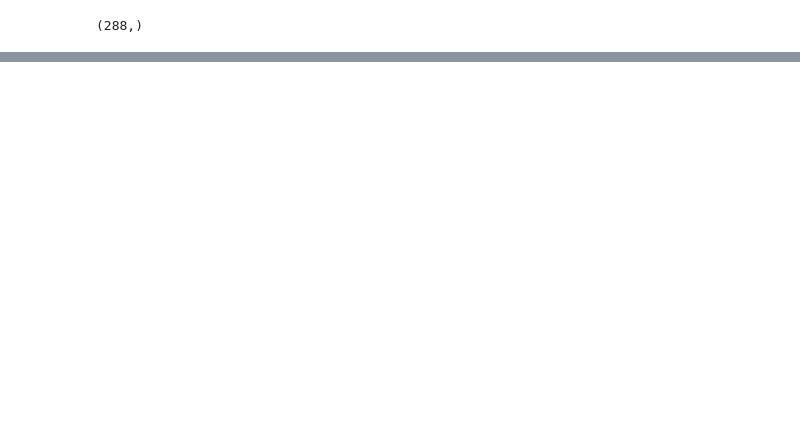
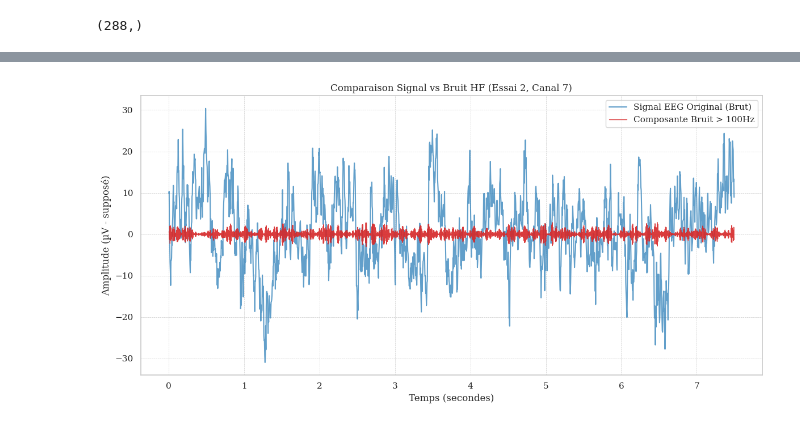
Before and after one commit to yannKerzreho/EEG-inception-report, a Jupyter notebook: test.ipynb, the cells around one changed output, grey strips where cells are left out. Drawn from its saved outputs; the diff is of its cells as text; code cells hidden in the pictures; blank space fills up the shorter version.

```diff
--- a/test.ipynb
+++ b/test.ipynb
@@ -57,0 +152,11 @@ np.uint16(768)
+# %%
+from data_augment import GaussianNoise, HundredHzNoise
+import torch
+from dataloader import dataloader
+
+X_train, y_train, X_test, y_test = dataloader(1)
+device = torch.device("cuda" if torch.cuda.is_available() else "cpu")
+
+freq_augm = HundredHzNoise(X_train).to(device)
+print(freq_augm.relative_scale)
+gaus_augm = GaussianNoise(relative_scale=freq_augm.relative_scale).to(device)
@@ -57,0 +171,34 @@ np.uint16(768)
+# %%
+import matplotlib.pyplot as plt
+fs = 250
+cutoff = 100
+trial_idx = 2
+channel_idx = 7
+original_signal = X_train[trial_idx, channel_idx, :]
+noise_signal = freq_augm.noise_bank[trial_idx, channel_idx, :].cpu()
+
+n_times = len(original_signal)
+time_axis = np.arange(n_times) / fs
+
+plt.figure(figsize=(12, 6))
+
+# Plot 1 : Le signal original complet
+# Alpha=0.7 pour le rendre légèrement transparent
+plt.plot(time_axis, original_signal, label='Signal EEG Original (Brut)',
+         color='#1f77b4', linewidth=1.5, alpha=0.7)
+
+# Plot 2 : Le bruit >100Hz extrait
+# En rouge vif, légèrement plus fin pour voir les détails
+plt.plot(time_axis, noise_signal, label=f'Composante Bruit > {cutoff}Hz',
+         color='#d62728', linewidth=1, alpha=0.9)
+
+# Décoration
+plt.title(f"Comparaison Signal vs Bruit HF (Essai {trial_idx}, Canal {channel_idx})")
+plt.xlabel("Temps (secondes)")
+plt.ylabel("Amplitude (µV - supposé)")
+plt.legend()
+plt.grid(True, which='both', linestyle='--', linewidth=0.5)
+plt.tight_layout()
+plt.show()
+# %% [output]
+[figure, added]
```
Also changed, not shown: parts of 9 cells of this notebook, 4 other files.
